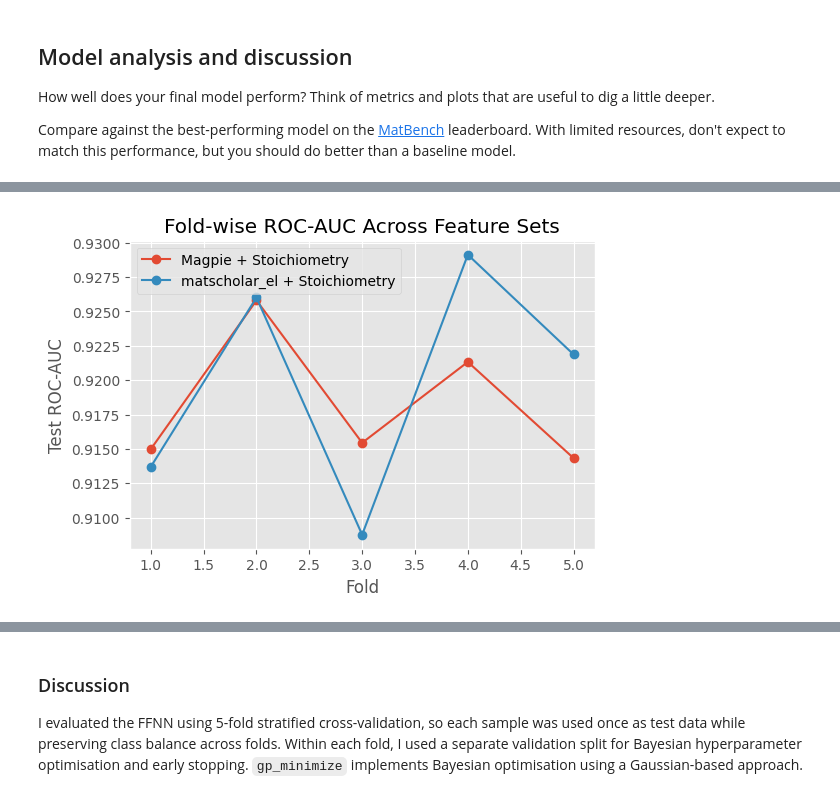
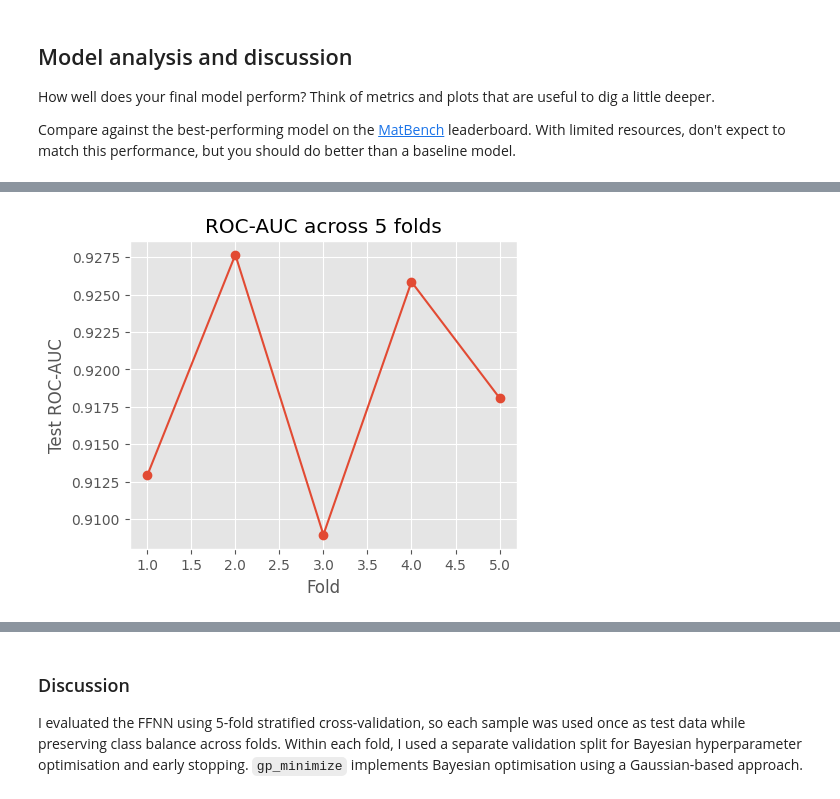
Before and after one commit to PhyTorch/Lecture, a Jupyter notebook: Research_Challenge.ipynb, the cells around one changed output, grey strips where cells are left out. Saved outputs shown, nothing was run; the diff lists cells and outputs as text; code cells hidden in the pictures.

```diff
--- a/Research_Challenge.ipynb
+++ b/Research_Challenge.ipynb
@@ -309,6 +274,22 @@ Define your model and justify your choice based on the problem and available dat
 # %%
 # DataLoader
 def make_loader(X_array, y_array, batch_size=64, shuffle=False):
+  """
+  Convert NumPy feature and target arrays into a PyTorch DataLoader.
+
+  Parameters:
+  X_array: numpy.ndarray
+      Feature matrix of shape (n_samples, n_features).
+  y_array: numpy.ndarray
+      Binary target array of shape (n_samples,).
+  batch_size: int, default=64
+      Number of samples per batch.
+  shuffle: bool, default=False
+      Whether to shuffle the data at the start of each epoch.
+
+  Returns:
+  DataLoader containing tensor-converted features and targets.
+  """
   X_tensor = torch.tensor(X_array, dtype=torch.float32)
   y_tensor = torch.tensor(y_array, dtype=torch.float32).view(-1, 1)
   dataset = TensorDataset(X_tensor, y_tensor)
@@ -436,0 +489,9 @@ candidate_configs = [
+# %%
+# Hyperparameters
+search_space = [
+  Integer(64, 256, name="hidden_dim_1"),
+  Integer(32, 128, name="hidden_dim_2"),
+  Real(0.05, 0.40, name="dropout"),
+  Real(1e-4, 5e-3, prior="log-uniform", name="lr"),
+  Real(1e-6, 1e-3, prior="log-uniform", name="weight_decay")
+]
@@ -698,17 +738,10 @@ plt.show()
 # %%
-plt.figure(figsize=(6, 4))
-for feature_name, cv_df in all_cv_results.items():
-  plt.plot(
-    cv_df["fold"],
-    cv_df["test_roc_auc"],
-    marker="o",
-    label=feature_name
-  )
-
+# Fold-wise ROCAUC
+plt.figure(figsize=(5, 4))
+plt.plot(results_df["fold"], results_df["test_roc_auc"], marker="o")
 plt.xlabel("Fold")
 plt.ylabel("Test ROC-AUC")
-plt.title("Fold-wise ROC-AUC Across Feature Sets")
-plt.legend()
+plt.title("ROC-AUC across 5 folds")
 plt.show()
 # %% [output]
-[figure, old version]
+[figure, new version]
```
Also changed, not shown: parts of 26 cells of this notebook.
